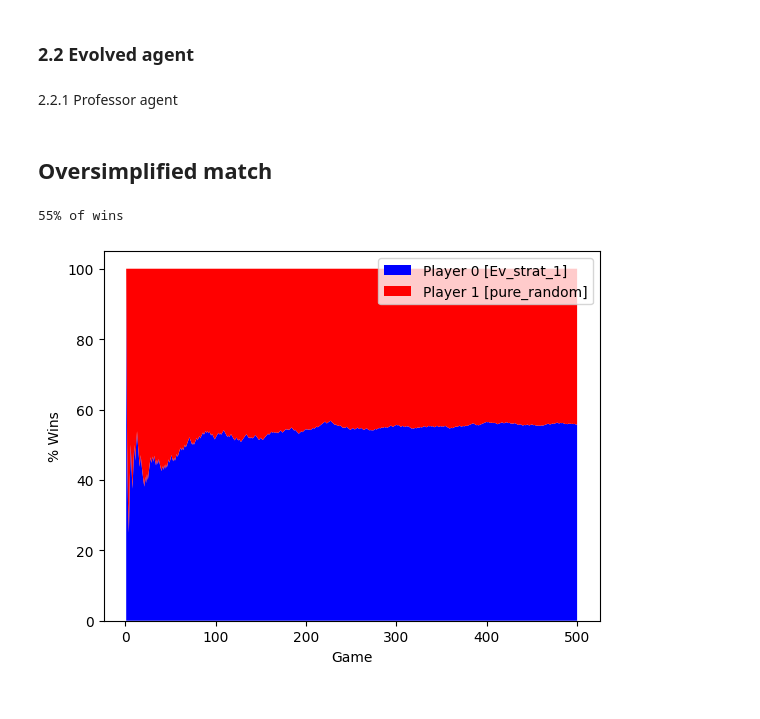
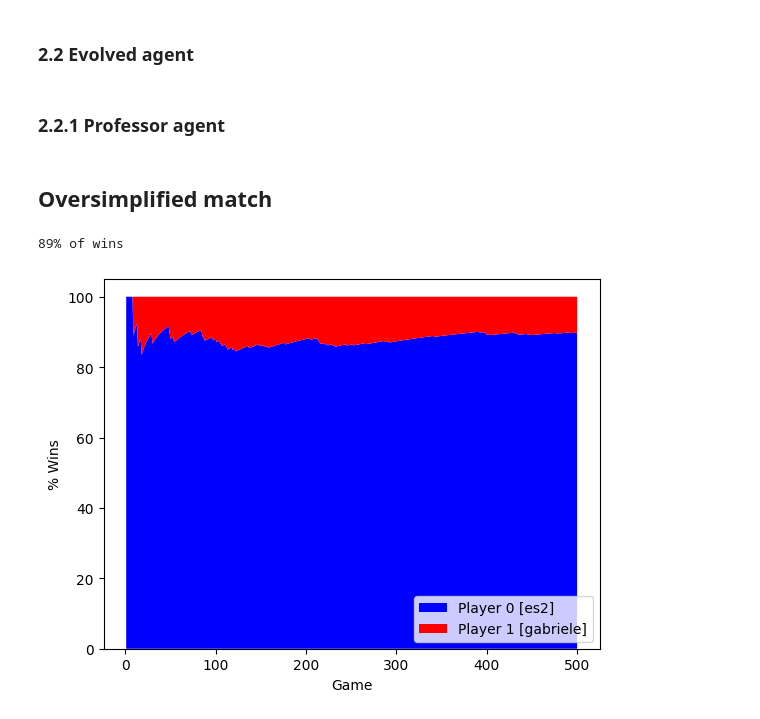
Before and after one commit to andry2327/Computational-Intelligence, a Jupyter notebook: LABS/L02 - NIM-ES/lab2-nim.ipynb, the cells around one changed output. Drawn from its saved outputs; the diff is of its cells as text; code cells hidden in the pictures.

```diff
--- a/LABS/L02 - NIM-ES/lab2-nim.ipynb
+++ b/LABS/L02 - NIM-ES/lab2-nim.ipynb
@@ -74,9 +76,15 @@ def pure_random(state: Nim) -> Nimply:
+# %%
+def pure_random(state: Nim) -> Nimply:
+    """A completely random move"""
+    return random.choice(all_possible_moves(state))
 # %%
 # 2.1 agent in slides
 def gabriele(state: Nim) -> Nimply:
     """Pick always the maximum possible number of the lowest row"""
     possible_moves = [
-        (r, o) for r, c in enumerate(state.rows) for o in range(1, c + 1)
+        (r, o)
+        for r, c in enumerate(state.rows)
+        for o in range(1, min(c, state._k) + 1 if state._k else c + 1)
     ]
     return Nimply(*max(possible_moves, key=lambda m: (-m[0], m[1])))
 # %%
@@ -142,13 +150,17 @@ def plot(
             f"Player 1 [{player1.__name__}]",
         ],
     )
-    plt.legend()
+    plt.legend(loc="lower right")
     plt.xlabel("Game")
     plt.ylabel("% Wins")
 
 
 def simplified_match_for_new_agents(
-    agent: callable, opponent: callable, nim_rows: int, n_games: int
+    agent: callable,
+    opponent: callable,
+    nim_rows: int = 5,
+    nim_k: int = None,
+    n_games: int = 500,
 ) -> list:
     logging.getLogger().setLevel(logging.INFO)
 
@@ -250,7 +262,7 @@ class Ev_strat_1:
         # offsprings = round(normal(loc=starting_move, scale=C_sigma*starting_move, size=(C*item)))
         return offspring
 # %% [markdown]
-2.2.1 Professor agent
+### 2.2.1 Professor agent
 # %%
 # This function takes as input:
 # The current state of the game.
@@ -286,11 +298,7 @@ def fitness(
 
 
 def es2(state: Nim) -> Nimply:
-    all_moves = []
-    for row in [r for r, c in enumerate(state.rows) if c > 0]:
-        for obj_to_take in range(1, state.rows[row] + 1):
-            all_moves.append(Nimply(row, obj_to_take))
-
+    all_moves = all_possible_moves(state)
     n_games = len(all_moves) * 10
     first_moves = fitness(state, all_moves, n_games, pure_random)
     best_move, _ = max(first_moves.items(), key=lambda i: i[1])
@@ -303,10 +311,7 @@ def es2(state: Nim) -> Nimply:
 
 
 def es2_boosted(state: Nim) -> Nimply:
-    all_moves = []
-    for row in [r for r, c in enumerate(state.rows) if c > 0]:
-        for obj_to_take in range(1, state.rows[row] + 1):
-            all_moves.append(Nimply(row, obj_to_take))
+    all_moves = all_possible_moves(state)
     n_games = len(all_moves) * 5
     first_moves = fitness(state, all_moves, n_games, pure_random)
     # get top-K moves against pure_random
@@ -327,9 +332,11 @@ def es2_boosted(state: Nim) -> Nimply:
 # %%
 N_GAMES = 500
 ev_strat_1 = Ev_strat_1()
-agent = ev_strat_1
-opponent = pure_random
-simplified_match_for_new_agents(agent, opponent, 5, N_GAMES)
+agent = es2
+opponent = gabriele
+simplified_match_for_new_agents(
+    agent=agent, opponent=opponent, nim_rows=5, k=4, n_games=N_GAMES
+)
 # %% [output]
-55% of wins
+89% of wins
-[figure, old version]
+[figure, new version]
```
Also changed, not shown: parts of 1 cell of this notebook.
